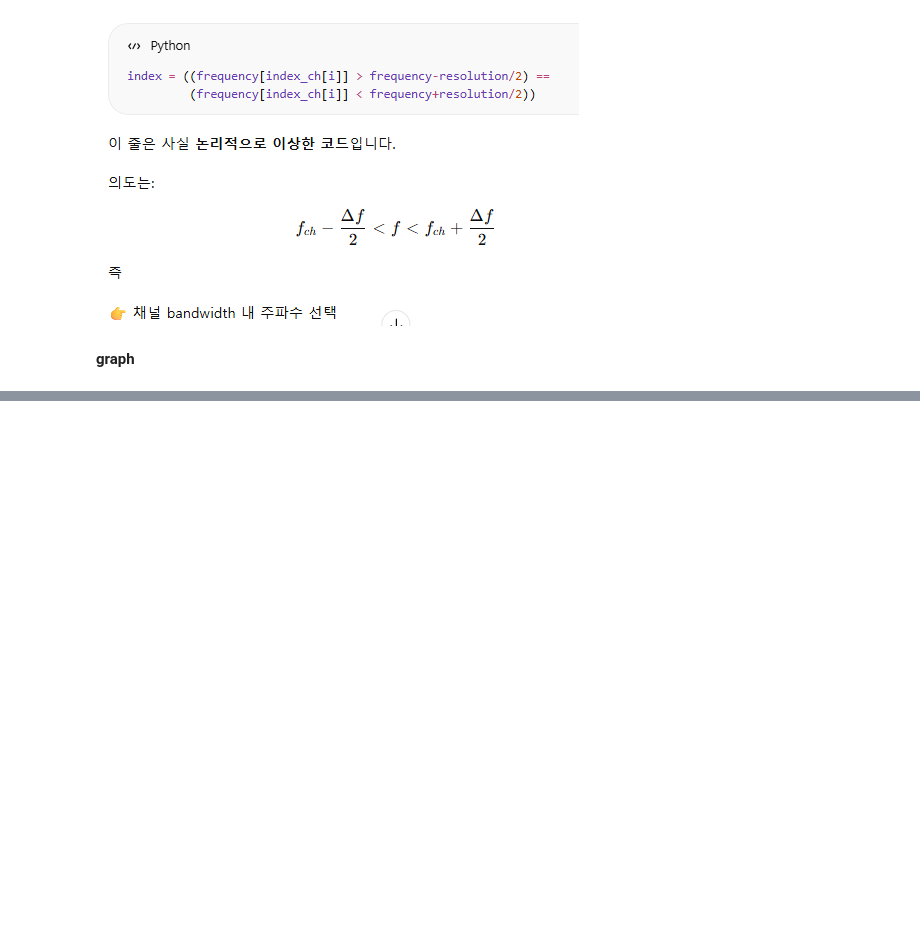
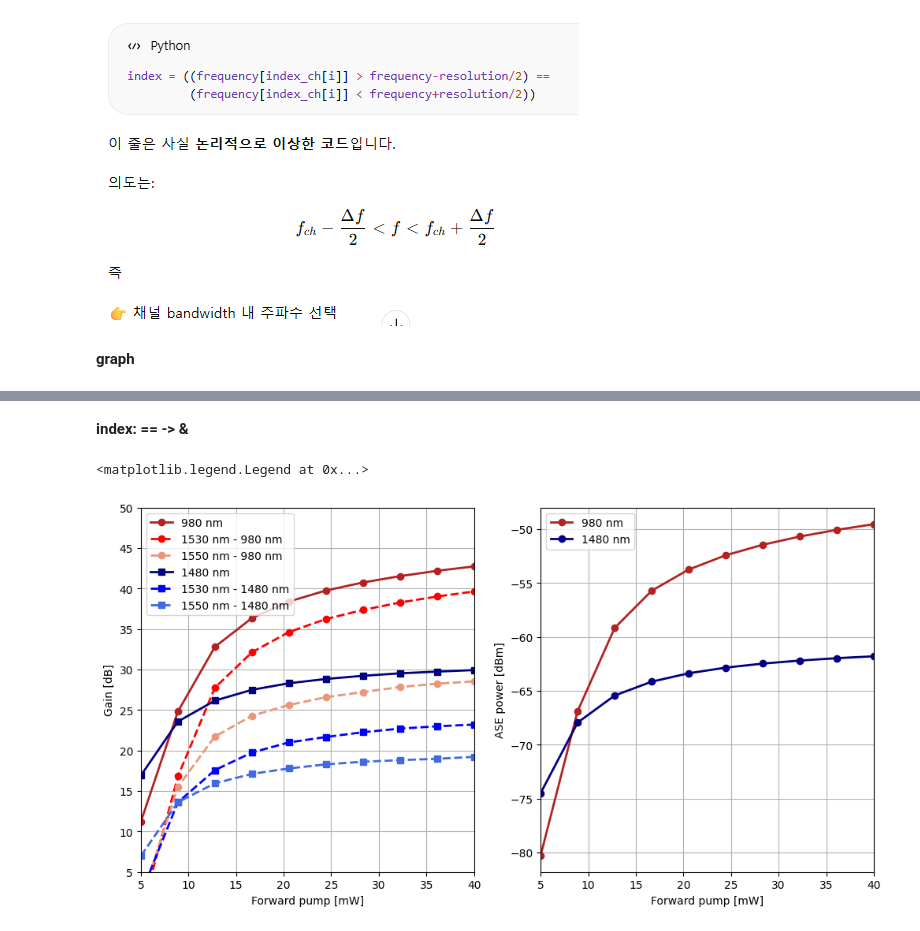
Before and after one commit to kimheeseo/LSCNS, a Jupyter notebook: Simulation_of_EDFA_using_a_WDM_signal.ipynb, the cells around one changed output, grey strips where cells are left out. Saved outputs shown, nothing was run; the diff lists cells and outputs as text; code cells hidden in the pictures; blank space fills up the shorter version.

```diff
--- a/Simulation_of_EDFA_using_a_WDM_signal.ipynb
+++ b/Simulation_of_EDFA_using_a_WDM_signal.ipynb
@@ -296,0 +298,2 @@ ax[1].legend(loc='upper left')
+# %% [markdown]
+**index: == -> &**
@@ -296,0 +333,42 @@ ax[1].legend(loc='upper left')
+# %%
+# 980 and 1480 nm
+for j in range(len(pump_signal_wavelength)):
+    param_edfa.forPump['pump_lambda'] = np.array([pump_signal_wavelength[j]])
+    for i in range(len(forPump)):
+        param_edfa.forPump['pump_signal']  = np.array([forPump[i]])
+        Eout, PumpF, PumpB, noisef = edfaSM(sigTxWDM, Fs, paramTx.Fc, param_edfa)
+        # Noise power
+        noise[i,j] = 1e3*power_meter(noisef)
+        # Total power
+        amp_signal_power[i,j] = 1e3*power_meter(Eout)
+        # Channels power
+        channels_power[i,j,:] = get_channels_power(Eout[:,0], Fs, paramTx.Fc, channels)
+# Signal and channel gain
+amp_signal_gain = 10*np.log10(amp_signal_power/tx_power)
+channels_power_gain = 10*np.log10(channels_power)
+# %%
+fig, ax = plt.subplots(1,2,figsize=(12,6))
+ax[0].plot(1e3*forPump, amp_signal_gain[:,0], 'o-', color = 'firebrick', lw = 2, label = '980 nm')
+ax[0].plot(1e3*forPump, channels_power[:,0,0] - paramTx.Pch_dBm, 'o--', color = 'red', lw = 2, label = '1530 nm - 980 nm')
+ax[0].plot(1e3*forPump, channels_power[:,0,1] - paramTx.Pch_dBm, 'o--', color = 'darksalmon', lw = 2, label = '1550 nm - 980 nm')
+ax[0].plot(1e3*forPump, amp_signal_gain[:,1], 's-', color = 'navy', lw = 2, label = '1480 nm')
+ax[0].plot(1e3*forPump, channels_power[:,1,0] - paramTx.Pch_dBm, 's--', color = 'blue', lw = 2, label = '1530 nm - 1480 nm')
+ax[0].plot(1e3*forPump, channels_power[:,1,1] - paramTx.Pch_dBm, 's--', color = 'royalblue', lw = 2, label = '1550 nm - 1480 nm')
+
+ax[0].set_xlabel('Forward pump [mW]')
+ax[0].set_ylabel('Gain [dB]')
+ax[0].set_ylim([5,50])
+ax[0].set_xlim([1e3*forPump.min(),1e3*forPump.max()])
+ax[0].grid(True)
+ax[0].legend(loc='upper left')
+
+ax[1].plot(1e3*forPump, 10*np.log10(noise[:,0]), 'o-', color = 'firebrick', lw = 2, label = '980 nm')
+ax[1].plot(1e3*forPump, 10*np.log10(noise[:,1]), 'o-', color = 'navy', lw = 2, label = '1480 nm')
+ax[1].set_xlabel('Forward pump [mW]')
+ax[1].set_ylabel('ASE power [dBm]')
+ax[1].set_xlim([1e3*forPump.min(),1e3*forPump.max()])
+ax[1].grid(True)
+ax[1].legend(loc='upper left')
+# %% [output]
+<matplotlib.legend.Legend at 0x...>
+[figure, added]
```
Also changed, not shown: parts of 4 cells of this notebook.
